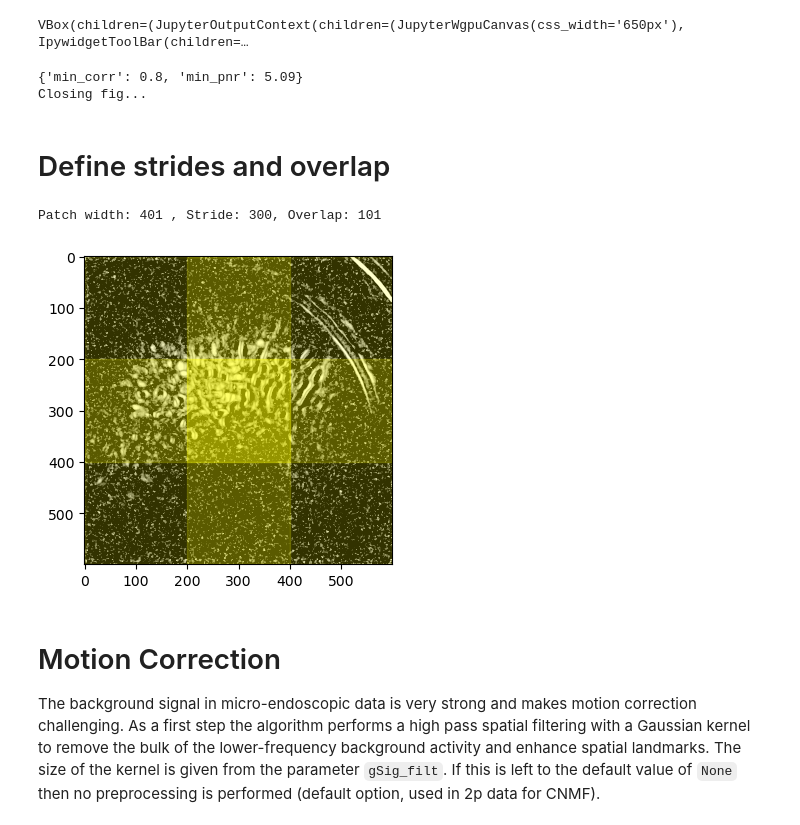
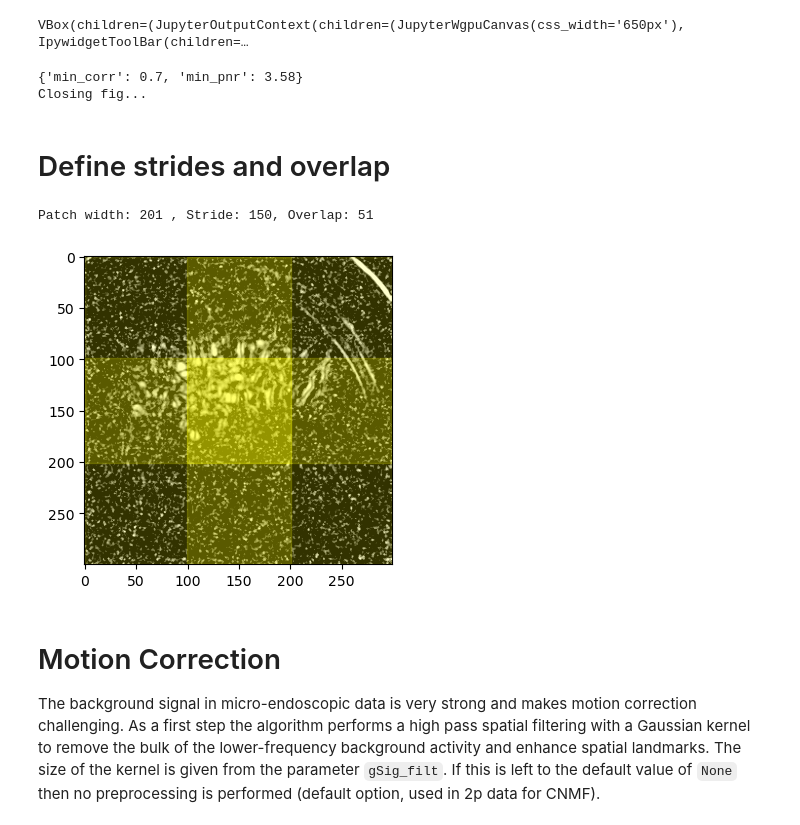
Before and after one commit to JohnStout/caiman_fastplotlib_notebooks, a Jupyter notebook: code/miniscope_cnmfe/CNMFE_unknownParams.ipynb, the cells around one changed output. Cells and saved outputs as stored; diff of their text form; code cells hidden in the pictures.

```diff
--- a/code/miniscope_cnmfe/CNMFE_unknownParams.ipynb
+++ b/code/miniscope_cnmfe/CNMFE_unknownParams.ipynb
@@ -104,7 +106,10 @@ Here is an example of where my .avi files were saved:
 `/Users/js0403/miniscope/PFC-Neurons/122D/AAV2/3-Syn-GCaMP8f/2024_02_06/12_21_26/miniscopeDeviceName`
 # %%
 # PFC NEURONS - GREAT ONE
-movie_path = r'/Users/js0403/miniscope/PFC-Neurons/122D/AAV2/3-Syn-GCaMP8f/2024_03_05/12_51_33/miniscopeDeviceName'
+movie_path = r'/Users/js0403/miniscope/PFC-Neurons/122D/AAV2/3-Syn-GCaMP8f/2024_03_05/12_51_33/miniscopeDeviceName/full_movie_downsampledx2.tif'
+movie_path = r'/Users/js0403/miniscope/PFC-Neurons/122D/AAV2/3-Syn-GCaMP8f/2024_03_05/12_51_33/miniscopeDeviceName/full_movie.tif'
+
+#movie_path = r'/Users/js0403/miniscope/HPC-Astrocytes/P0-F1-greentail-gfaABC1D/AAV2/3-gfaABC1D-gCaMP8f/2024_03_15/12_35_32/miniscopeDeviceName/full_movie.tif'
 
 if '.tif' in movie_path:
     print("Detected fullpath to movie in movie_path. Loading data...")
@@ -299,35 +304,35 @@ print(corr_pnr)
 print("Closing fig...")
 iw_corr_pnr.close()
 # %% [output]
-{'min_corr': 0.8, 'min_pnr': 5.09}
+{'min_corr': 0.7, 'min_pnr': 3.58}
 Closing fig...
 # %% [markdown]
 # Define strides and overlap
 # %%
 # params
-rf = 200 # was 60, was 150 for cnmfe on 122D
+rf = 100 # was 60, was 150 for cnmfe on 122D
 
 # define stride (cnmfe refers to overlap, but mot correction refers to starting new patch every n pixels
 stride = int(rf/2)
 
 # calculate stride and overlap from parameters
 cnmfe_patch_width = rf*2 + 1
 cnmfe_patch_overlap = stride + 1
 cnmfe_patch_stride = cnmfe_patch_width - cnmfe_patch_overlap
 print(f'Patch width: {cnmfe_patch_width} , Stride: {cnmfe_patch_stride}, Overlap: {cnmfe_patch_overlap}');
 
 # plot the patches
 patch_ax = view_quilt(corr,
                       cnmfe_patch_stride,
                       cnmfe_patch_overlap,
                       vmin=np.percentile(np.ravel(corr), 50),
                       vmax=np.percentile(np.ravel(corr), 99.5),
                       color='yellow',
                       figsize=(4,4));
 #fig.savefig(save_name+'_corr_with_patches.eps',format='eps')
 # %% [output]
-Patch width: 401 , Stride: 300, Overlap: 101
+Patch width: 201 , Stride: 150, Overlap: 51
-[figure, old version]
+[figure, new version]
 # %%
 if 'path_chain' not in locals():
     path_chain = movie_path
```
Also changed, not shown: parts of 3 cells of this notebook, 8 other files.
